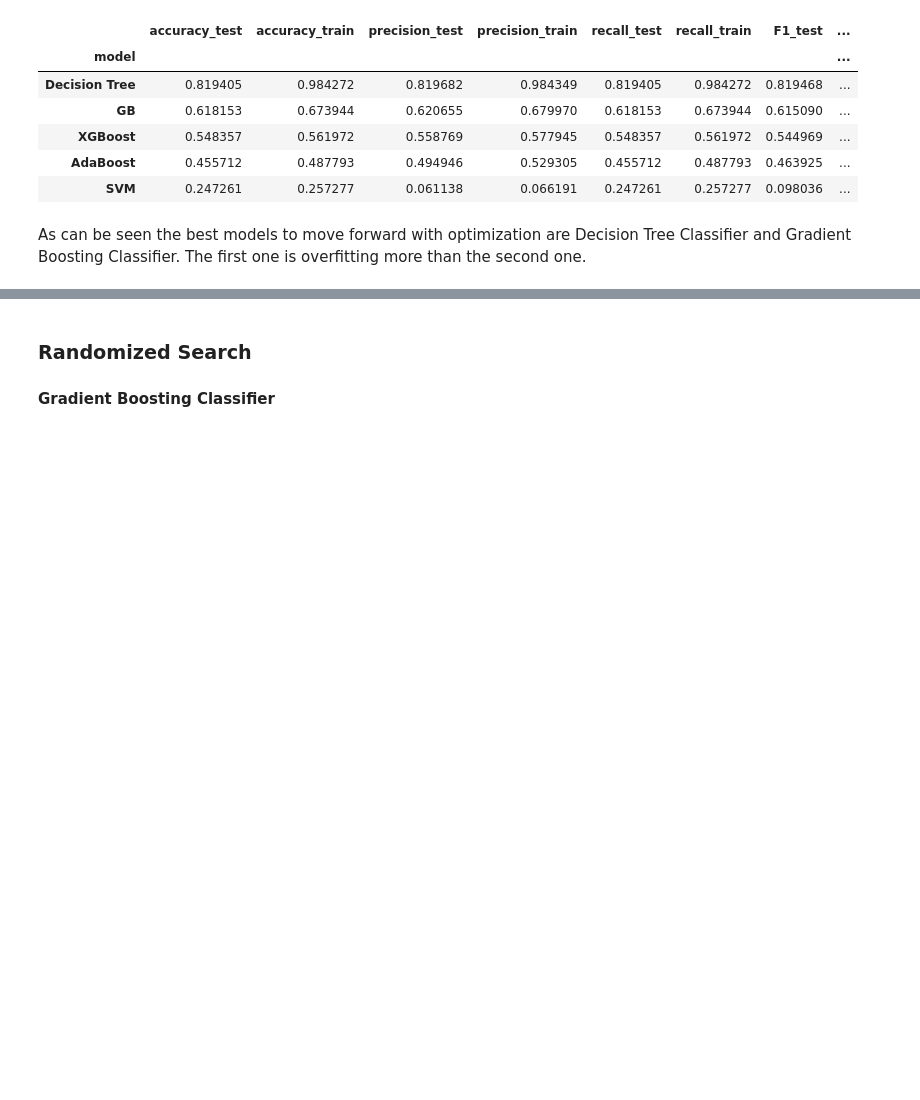
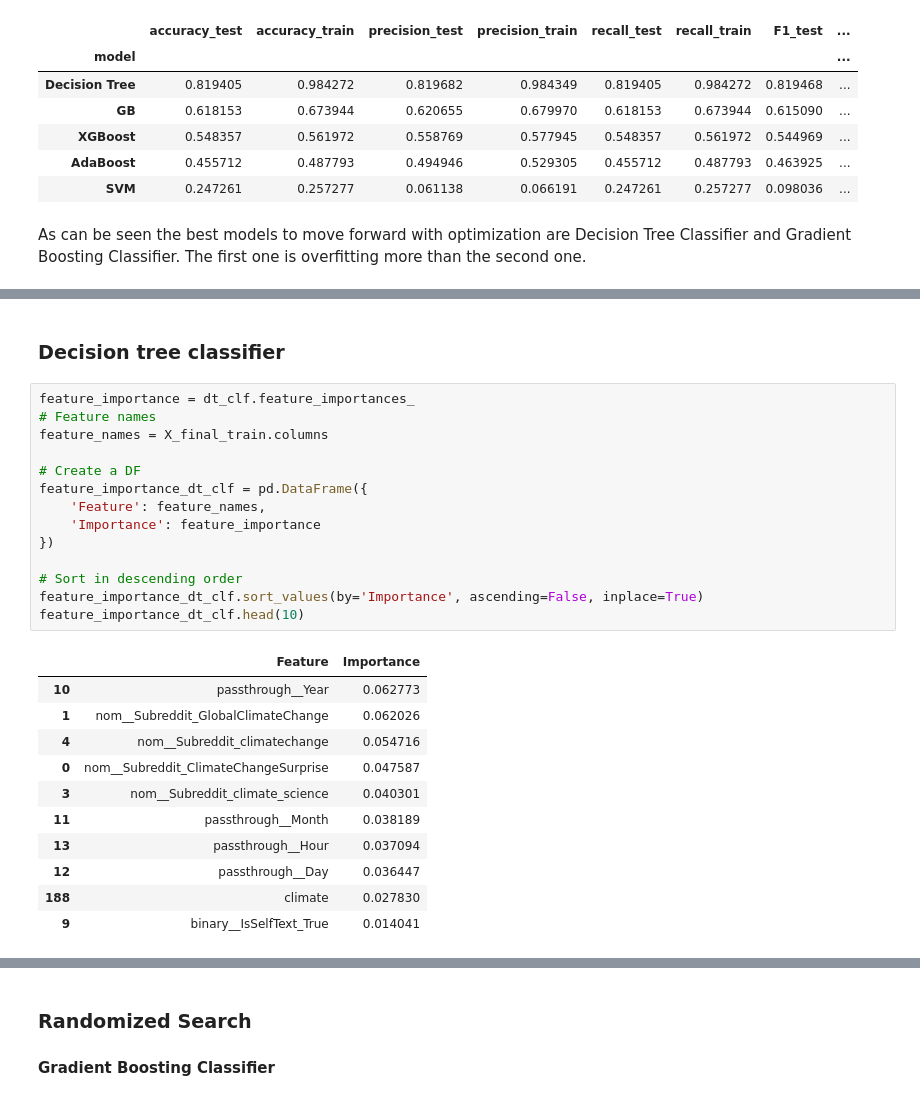
Before and after one commit to mlgomez0/advanced_python_project, a Jupyter notebook: notebooks/climate_change/climate_change_II.ipynb, the cells around one changed output, grey strips where cells are left out. Drawn from its saved outputs; the diff is of its cells as text; blank space fills up the shorter version.

```diff
--- a/notebooks/climate_change/climate_change_II.ipynb
+++ b/notebooks/climate_change/climate_change_II.ipynb
@@ -739,0 +781,28 @@ As can be seen the best models to move forward with optimization are Decision Tr
+# %% [markdown]
+### Decision tree classifier
+# %%
+feature_importance = dt_clf.feature_importances_
+# Feature names
+feature_names = X_final_train.columns
+
+# Create a DF
+feature_importance_dt_clf = pd.DataFrame({
+    'Feature': feature_names,
+    'Importance': feature_importance
+})
+
+# Sort in descending order
+feature_importance_dt_clf.sort_values(by='Importance', ascending=False, inplace=True)
+feature_importance_dt_clf.head(10)
+# %% [output]
+|  | Feature | Importance |
+| 10 | passthrough__Year | 0.062773 |
+| 1 | nom__Subreddit_GlobalClimateChange | 0.062026 |
+| 4 | nom__Subreddit_climatechange | 0.054716 |
+| 0 | nom__Subreddit_ClimateChangeSurprise | 0.047587 |
+| 3 | nom__Subreddit_climate_science | 0.040301 |
+| 11 | passthrough__Month | 0.038189 |
+| 13 | passthrough__Hour | 0.037094 |
+| 12 | passthrough__Day | 0.036447 |
+| 188 | climate | 0.027830 |
+| 9 | binary__IsSelfText_True | 0.014041 |
```
Also changed, not shown: parts of 14 cells of this notebook.
